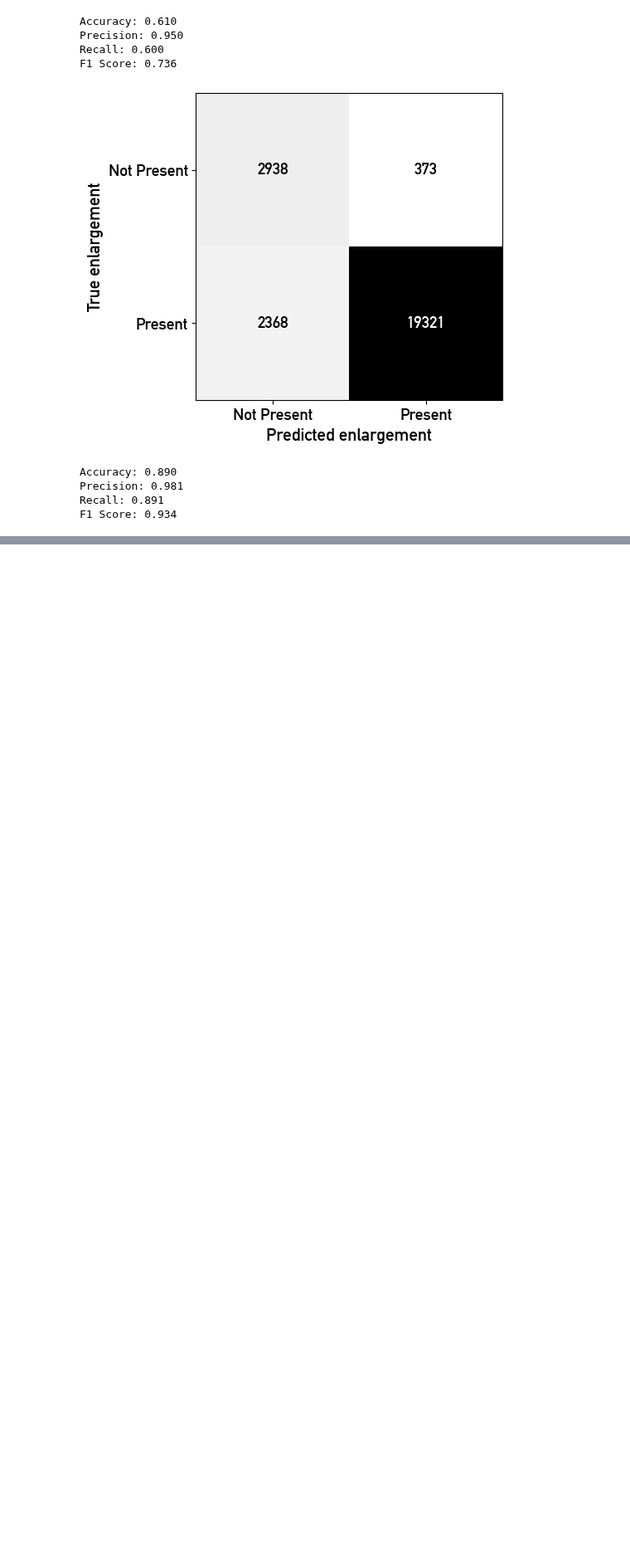
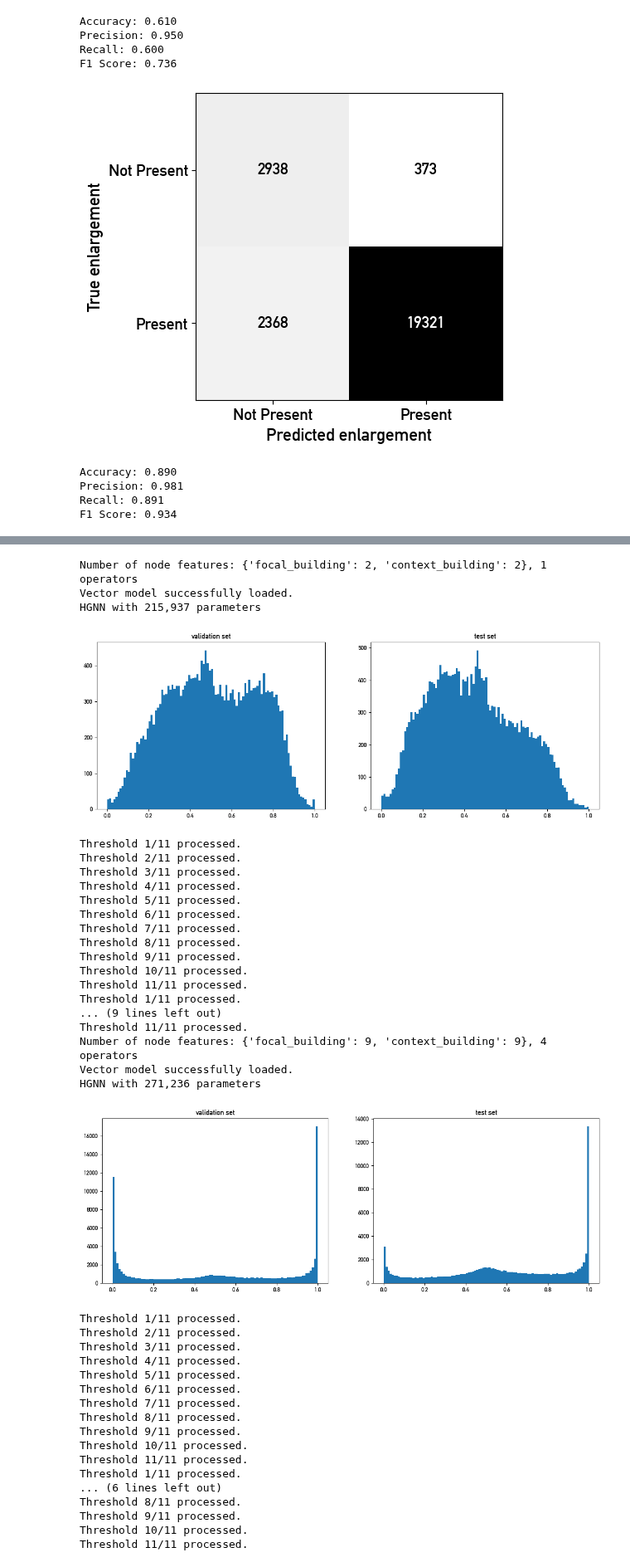
Before and after one commit to jorissenn/genops, a Jupyter notebook: 32_vector_model_evaluation.ipynb, the cells around one changed output, grey strips where cells are left out. Shown at 83% size. Drawn from its saved outputs; the diff is of its cells as text; code cells hidden in the pictures; blank space fills up the shorter version.

```diff
--- a/32_vector_model_evaluation.ipynb
+++ b/32_vector_model_evaluation.ipynb
@@ -567,0 +572,54 @@ F1 Score: 0.934
+# %%
+# interval and increment for the calculation
+interval = (0,1)
+increment = 0.1
+
+# elimination model
+save_vector_pr_roc(model_filename="HGNN_eli_attachRoadsFalse_215937p_100000s_80ep_bs512_cuda.pth",
+                   interval=interval,
+                   increment=increment)
+
+# multi-operator model
+save_vector_pr_roc(model_filename="HGNN_sel_attachRoadsFalse_271236p_100000s_80ep_bs512_cuda.pth",
+                   interval=interval,
+                   increment=increment)
+# %% [output]
+Number of node features: {'focal_building': 2, 'context_building': 2}, 1 operators
+Vector model successfully loaded.
+HGNN with 215,937 parameters
+[figure, added]
+Threshold 1/11 processed.
+Threshold 2/11 processed.
+Threshold 3/11 processed.
+Threshold 4/11 processed.
+Threshold 5/11 processed.
+Threshold 6/11 processed.
+Threshold 7/11 processed.
+Threshold 8/11 processed.
+Threshold 9/11 processed.
+Threshold 10/11 processed.
+Threshold 11/11 processed.
+Threshold 1/11 processed.
+... (9 lines left out)
+Threshold 11/11 processed.
+Number of node features: {'focal_building': 9, 'context_building': 9}, 4 operators
+Vector model successfully loaded.
+HGNN with 271,236 parameters
+[figure, added]
+Threshold 1/11 processed.
+Threshold 2/11 processed.
+Threshold 3/11 processed.
+Threshold 4/11 processed.
+Threshold 5/11 processed.
+Threshold 6/11 processed.
+Threshold 7/11 processed.
+Threshold 8/11 processed.
+Threshold 9/11 processed.
+Threshold 10/11 processed.
+Threshold 11/11 processed.
+Threshold 1/11 processed.
+... (6 lines left out)
+Threshold 8/11 processed.
+Threshold 9/11 processed.
+Threshold 10/11 processed.
+Threshold 11/11 processed.
```
Also changed, not shown: parts of 2 cells of this notebook, 2 other files.
